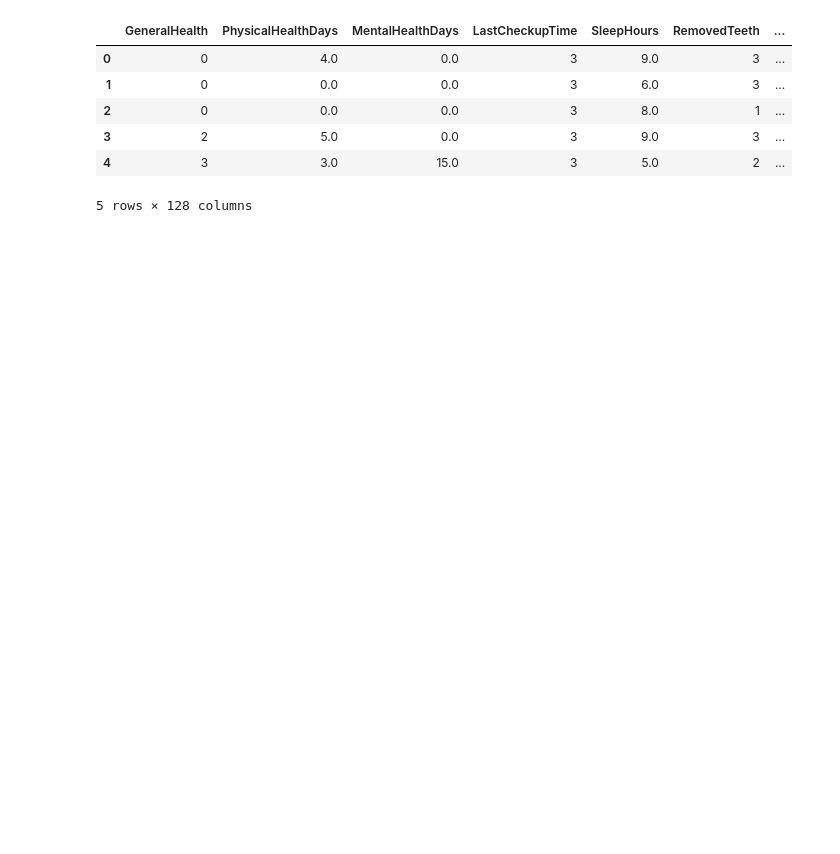
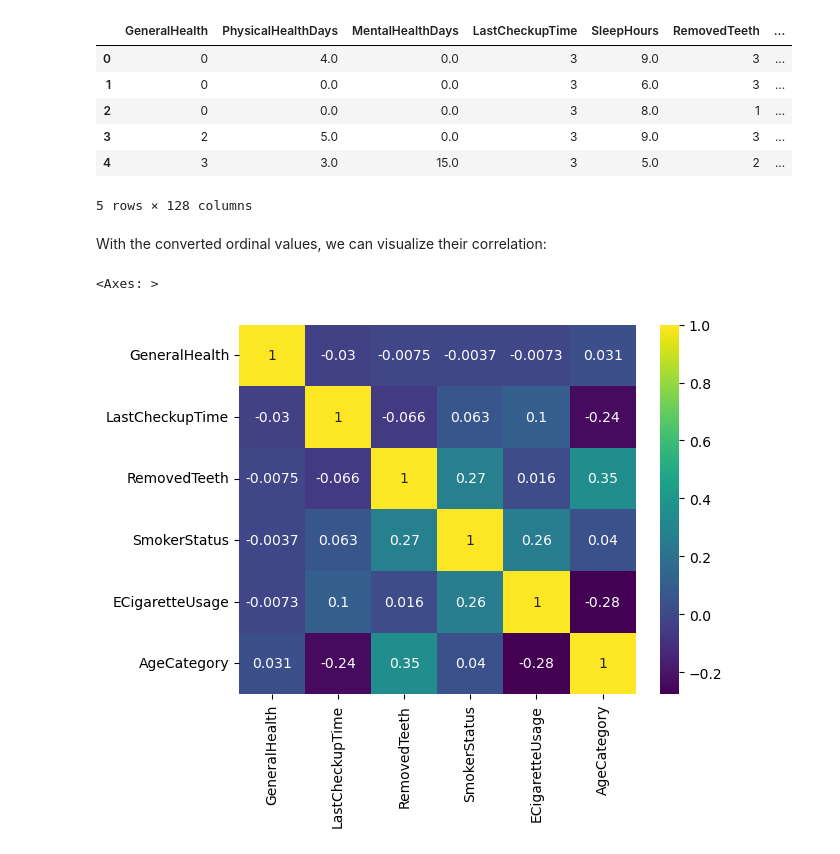
Before and after one commit to Slijeff/cs412-project, a Jupyter notebook: basic_analysis.ipynb, the cells around one changed output. Drawn from its saved outputs; the diff is of its cells as text; code cells hidden in the pictures; blank space fills up the shorter version.

```diff
--- a/basic_analysis.ipynb
+++ b/basic_analysis.ipynb
@@ -197,3 +197,11 @@ df.head()
 | 3 | 2 | 5.0 | 0.0 | 3 | 9.0 | 3 | ... |
 | 4 | 3 | 3.0 | 15.0 | 3 | 5.0 | 2 | ... |
 5 rows × 128 columns
+# %% [markdown]
+With the converted ordinal values, we can visualize their correlation:
+# %%
+all_cor = df.select_dtypes("category").corr()
+sns.heatmap(all_cor, annot=True, cmap=plt.cm.viridis)
+# %% [output]
+<Axes: >
+[figure, added]
```
Also changed, not shown: parts of 1 cell of this notebook.
